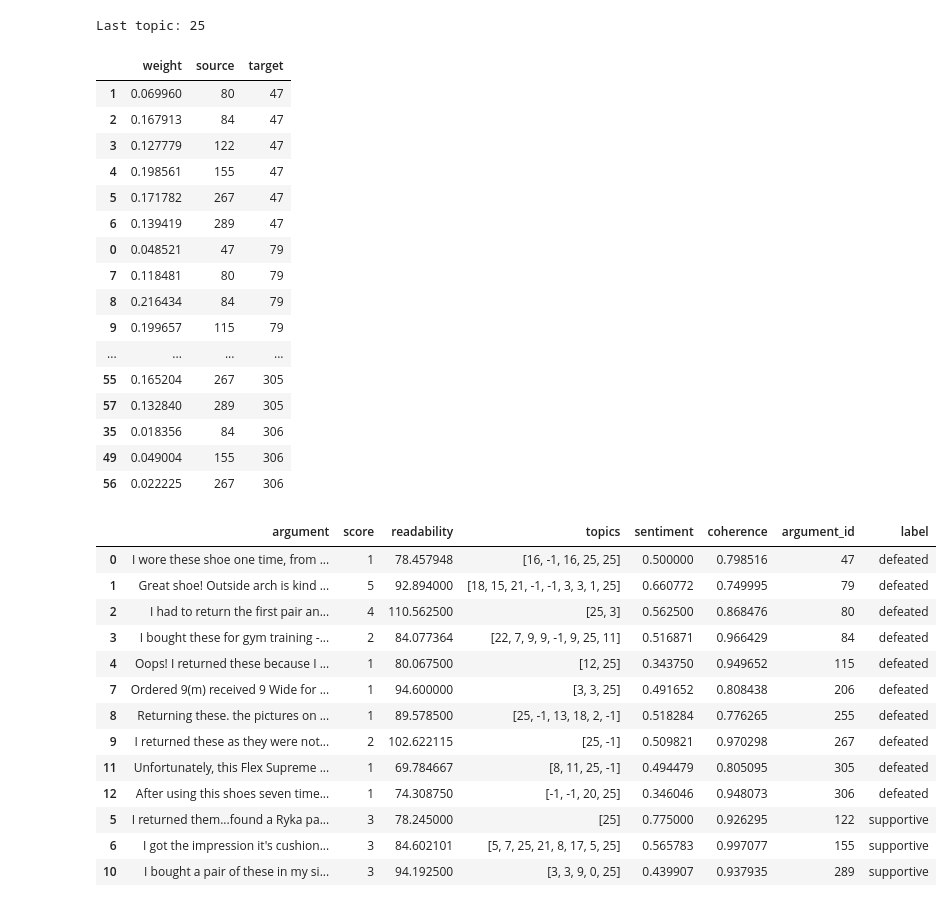
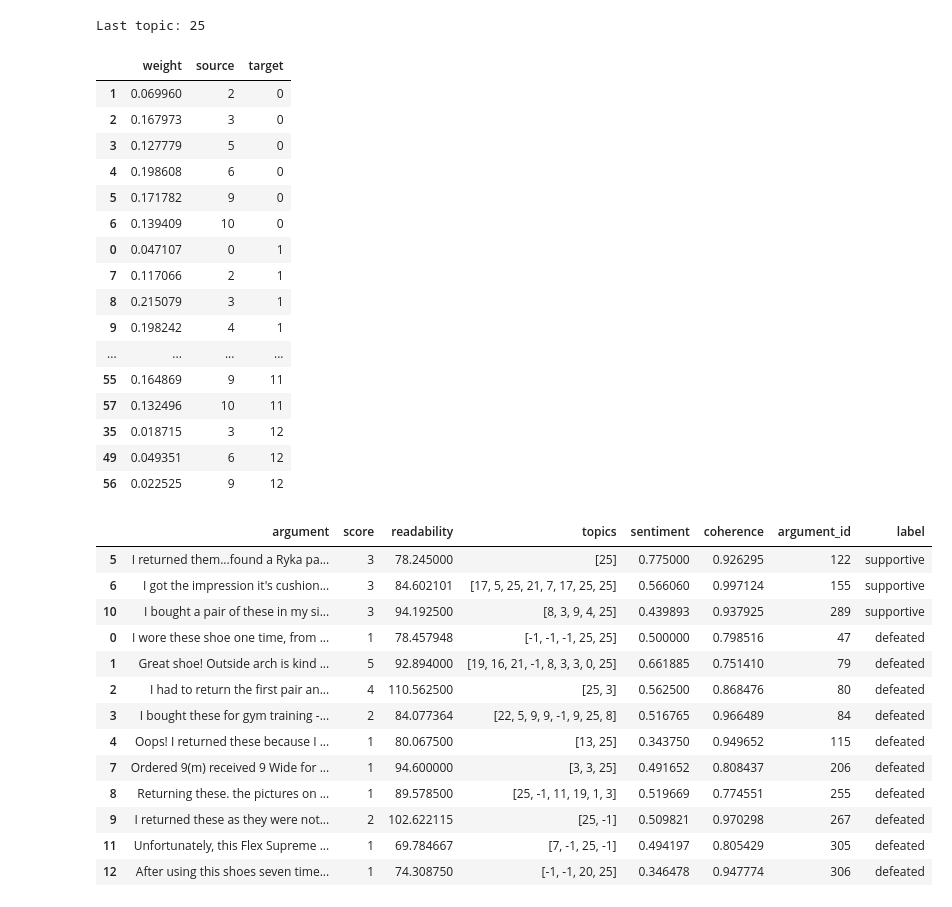
Before and after one commit to EyeofBeholder-NLeSC/orange3-argument, a Jupyter notebook: notebooks/tutorial.ipynb, the cells around one changed output. Cells and saved outputs as stored; diff of their text form; code cells hidden in the pictures.

```diff
--- a/notebooks/tutorial.ipynb
+++ b/notebooks/tutorial.ipynb
@@ -124,11 +124,13 @@ array([[<Axes: title={'center': 'readability'}>,
 # %%
 from orangecontrib.argument.miner.miner import ArgumentMiner
 
+df_arguments["topics"] = df_arguments["topics"].astype(str)
 miner = ArgumentMiner(df_arguments)
 last_topic = df_topics["topic"].max()
-df_nodes = miner.select_by_topic(last_topic)
+df_nodes = miner.select_by_topic(25)
 df_edges = miner.get_edge_table(df_nodes)
 df_nodes = miner.get_node_table(df_edges, df_nodes)
+df_edges = miner.map_edge_tables(df_edges, df_nodes)
 print("Last topic: %d" % last_topic)
 # %% [output]
 Last topic: 25
@@ -136,36 +138,36 @@ Last topic: 25
 df_edges.sort_values(by=["target", "source"])
 # %% [output]
 |  | weight | source | target |
-| 1 | 0.069960 | 80 | 47 |
-| 2 | 0.167913 | 84 | 47 |
-| 3 | 0.127779 | 122 | 47 |
-| 4 | 0.198561 | 155 | 47 |
-| 5 | 0.171782 | 267 | 47 |
-| 6 | 0.139419 | 289 | 47 |
-| 0 | 0.048521 | 47 | 79 |
-| 7 | 0.118481 | 80 | 79 |
-| 8 | 0.216434 | 84 | 79 |
-| 9 | 0.199657 | 115 | 79 |
+| 1 | 0.069960 | 2 | 0 |
+| 2 | 0.167973 | 3 | 0 |
+| 3 | 0.127779 | 5 | 0 |
+| 4 | 0.198608 | 6 | 0 |
+| 5 | 0.171782 | 9 | 0 |
+| 6 | 0.139409 | 10 | 0 |
+| 0 | 0.047107 | 0 | 1 |
+| 7 | 0.117066 | 2 | 1 |
+| 8 | 0.215079 | 3 | 1 |
+| 9 | 0.198242 | 4 | 1 |
 | ... | ... | ... | ... |
-| 55 | 0.165204 | 267 | 305 |
-| 57 | 0.132840 | 289 | 305 |
-| 35 | 0.018356 | 84 | 306 |
-| 49 | 0.049004 | 155 | 306 |
-| 56 | 0.022225 | 267 | 306 |
+| 55 | 0.164869 | 9 | 11 |
+| 57 | 0.132496 | 10 | 11 |
+| 35 | 0.018715 | 3 | 12 |
+| 49 | 0.049351 | 6 | 12 |
+| 56 | 0.022525 | 9 | 12 |
 # %%
-df_nodes.sort_values(by="label")
+df_nodes.sort_values(by="label", ascending=False)
 # %% [output]
 |  | argument | score | readability | topics | sentiment | coherence | argument_id | label |
-| 0 | I wore these shoe one time, from ... | 1 | 78.457948 | [16, -1, 16, 25, 25] | 0.500000 | 0.798516 | 47 | defeated |
-| 1 | Great shoe! Outside arch is kind ... | 5 | 92.894000 | [18, 15, 21, -1, -1, 3, 3, 1, 25] | 0.660772 | 0.749995 | 79 | defeated |
+| 5 | I returned them...found a Ryka pa... | 3 | 78.245000 | [25] | 0.775000 | 0.926295 | 122 | supportive |
+| 6 | I got the impression it's cushion... | 3 | 84.602101 | [17, 5, 25, 21, 7, 17, 25, 25] | 0.566060 | 0.997124 | 155 | supportive |
+| 10 | I bought a pair of these in my si... | 3 | 94.192500 | [8, 3, 9, 4, 25] | 0.439893 | 0.937925 | 289 | supportive |
+| 0 | I wore these shoe one time, from ... | 1 | 78.457948 | [-1, -1, -1, 25, 25] | 0.500000 | 0.798516 | 47 | defeated |
+| 1 | Great shoe! Outside arch is kind ... | 5 | 92.894000 | [19, 16, 21, -1, 8, 3, 3, 0, 25] | 0.661885 | 0.751410 | 79 | defeated |
 | 2 | I had to return the first pair an... | 4 | 110.562500 | [25, 3] | 0.562500 | 0.868476 | 80 | defeated |
-| 3 | I bought these for gym training -... | 2 | 84.077364 | [22, 7, 9, 9, -1, 9, 25, 11] | 0.516871 | 0.966429 | 84 | defeated |
-| 4 | Oops! I returned these because I ... | 1 | 80.067500 | [12, 25] | 0.343750 | 0.949652 | 115 | defeated |
-| 7 | Ordered 9(m) received 9 Wide for ... | 1 | 94.600000 | [3, 3, 25] | 0.491652 | 0.808438 | 206 | defeated |
-| 8 | Returning these. the pictures on ... | 1 | 89.578500 | [25, -1, 13, 18, 2, -1] | 0.518284 | 0.776265 | 255 | defeated |
+| 3 | I bought these for gym training -... | 2 | 84.077364 | [22, 5, 9, 9, -1, 9, 25, 8] | 0.516765 | 0.966489 | 84 | defeated |
+| 4 | Oops! I returned these because I ... | 1 | 80.067500 | [13, 25] | 0.343750 | 0.949652 | 115 | defeated |
+| 7 | Ordered 9(m) received 9 Wide for ... | 1 | 94.600000 | [3, 3, 25] | 0.491652 | 0.808437 | 206 | defeated |
+| 8 | Returning these. the pictures on ... | 1 | 89.578500 | [25, -1, 11, 19, 1, 3] | 0.519669 | 0.774551 | 255 | defeated |
 | 9 | I returned these as they were not... | 2 | 102.622115 | [25, -1] | 0.509821 | 0.970298 | 267 | defeated |
-| 11 | Unfortunately, this Flex Supreme ... | 1 | 69.784667 | [8, 11, 25, -1] | 0.494479 | 0.805095 | 305 | defeated |
-| 12 | After using this shoes seven time... | 1 | 74.308750 | [-1, -1, 20, 25] | 0.346046 | 0.948073 | 306 | defeated |
-| 5 | I returned them...found a Ryka pa... | 3 | 78.245000 | [25] | 0.775000 | 0.926295 | 122 | supportive |
-| 6 | I got the impression it's cushion... | 3 | 84.602101 | [5, 7, 25, 21, 8, 17, 5, 25] | 0.565783 | 0.997077 | 155 | supportive |
-| 10 | I bought a pair of these in my si... | 3 | 94.192500 | [3, 3, 9, 0, 25] | 0.439907 | 0.937935 | 289 | supportive |
+| 11 | Unfortunately, this Flex Supreme ... | 1 | 69.784667 | [7, -1, 25, -1] | 0.494197 | 0.805429 | 305 | defeated |
+| 12 | After using this shoes seven time... | 1 | 74.308750 | [-1, -1, 20, 25] | 0.346478 | 0.947774 | 306 | defeated |
```
Also changed, not shown: parts of 4 cells of this notebook, 4 other files.
